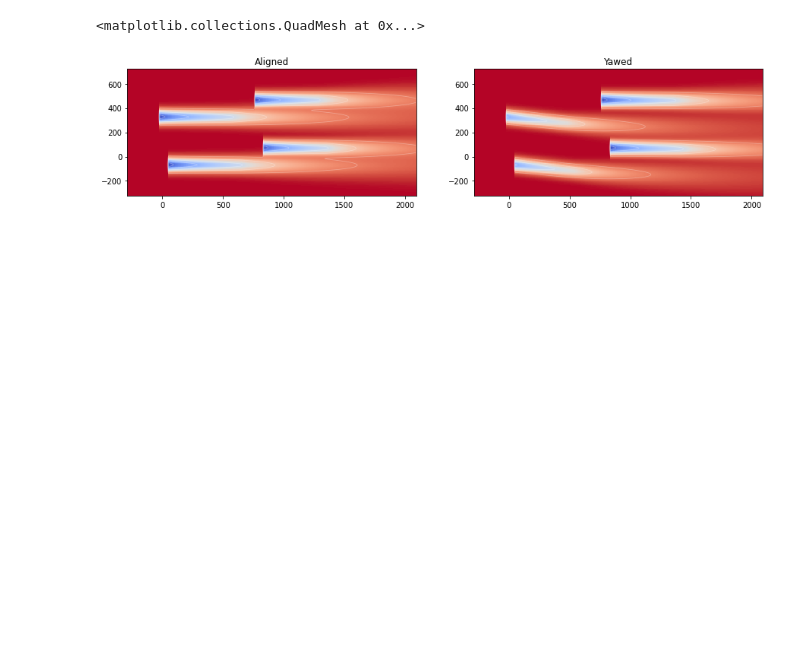
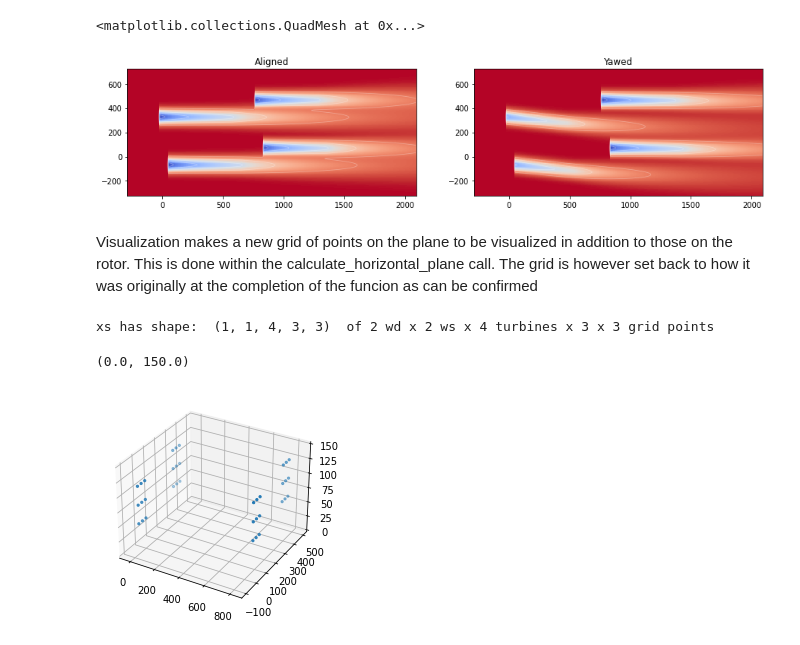
Before and after one commit to NREL/floris, a Jupyter notebook: examples/00_getting_started.ipynb, the cells around one changed output. Saved outputs shown, nothing was run; the diff lists cells and outputs as text; code cells hidden in the pictures; blank space fills up the shorter version.

```diff
--- a/examples/__getting_started.ipynb
+++ b/examples/00_getting_started.ipynb
@@ -227,3 +223,27 @@ visualize_cut_plane(horizontal_plane, ax=axarr[1], title="Yawed")
 # %% [output]
 <matplotlib.collections.QuadMesh at 0x...>
 [figure]
+# %% [markdown]
+Visualization makes a new grid of points on the plane to be visualized in addition to those on the rotor.  This is done within the calculate_horizontal_plane call.  The grid is however set back to how it was originally at the completion of the funcion as can be confirmed
+# %%
+# Get the grid points
+xs = fi.floris.grid.x
+ys = fi.floris.grid.y
+zs = fi.floris.grid.z
+
+# Consider the shape
+print('xs has shape: ',xs.shape, ' of 2 wd x 2 ws x 4 turbines x 3 x 3 grid points')
+
+# Lets plot just one wd/ws conditions
+xs = xs[0,0,:,:,:]
+ys = ys[0,0,:,:,:]
+zs = zs[0,0,:,:,:]
+
+fig = plt.figure()
+ax = fig.add_subplot(111, projection="3d")
+ax.scatter(xs, ys, zs, marker=".")
+ax.set_zlim([0, 150])
+# %% [output]
+xs has shape:  (1, 1, 4, 3, 3)  of 2 wd x 2 ws x 4 turbines x 3 x 3 grid points
+(0.0, 150.0)
+[figure, added]
```
Also changed, not shown: parts of 4 cells of this notebook, 7 other files.
